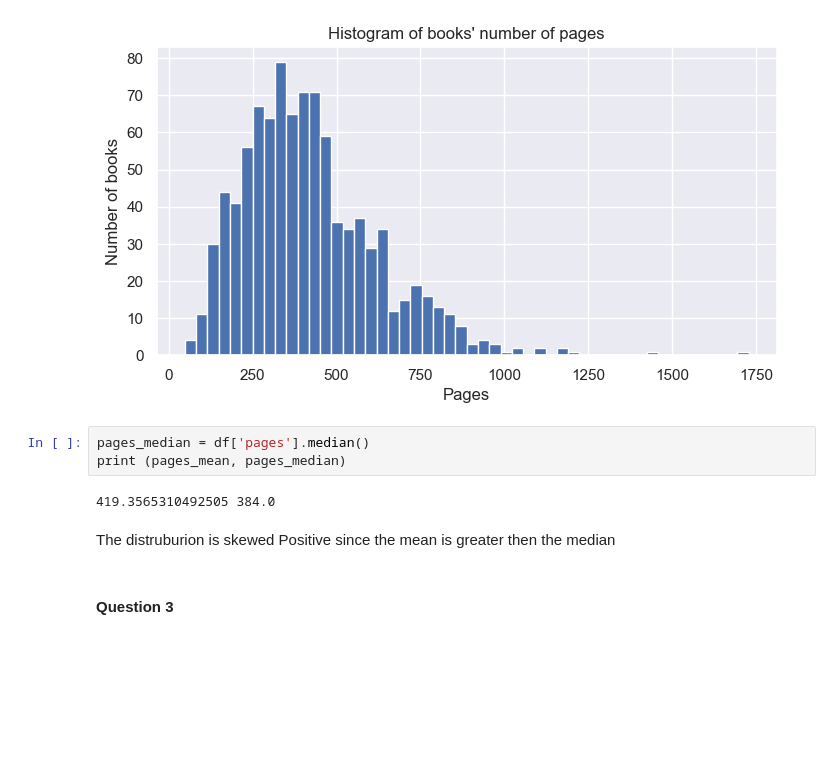
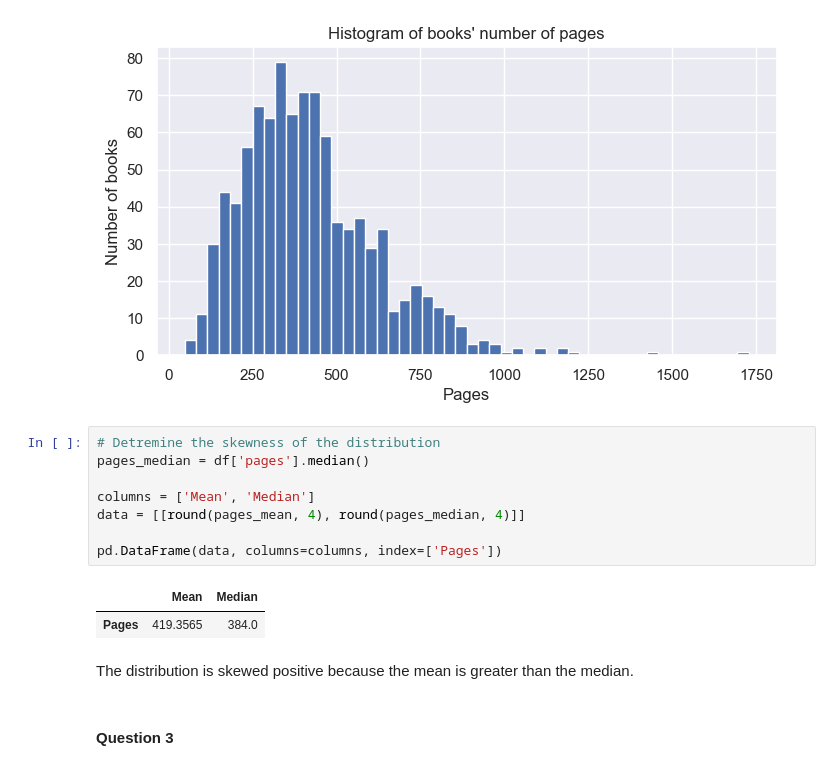
Before and after one commit to jshef747/Python-Homework2, a Jupyter notebook: assignment2-task2.ipynb, the cells around one changed output. Cells and saved outputs as stored; diff of their text form; blank space fills up the shorter version.

```diff
--- a/assignment2-task2.ipynb
+++ b/assignment2-task2.ipynb
@@ -80,12 +78,18 @@ plt.show()
 # %% [output]
 [figure]
 # %%
+# Detremine the skewness of the distribution
 pages_median = df['pages'].median()
-print (pages_mean, pages_median)
+
+columns = ['Mean', 'Median']
+data = [[round(pages_mean, 4), round(pages_median, 4)]]
+
+pd.DataFrame(data, columns=columns, index=['Pages'])
 # %% [output]
-419.3565310492505 384.0
+|  | Mean | Median |
+| Pages | 419.3565 | 384.0 |
-# %% [markdown]
-The distruburion is skewed Positive since the mean is greater then the median
+# %% [markdown]
+The distribution is skewed positive because the mean is greater than the median.
 # %% [markdown]
 #### Question 3
 # %%
```
Also changed, not shown: parts of 23 cells of this notebook.
